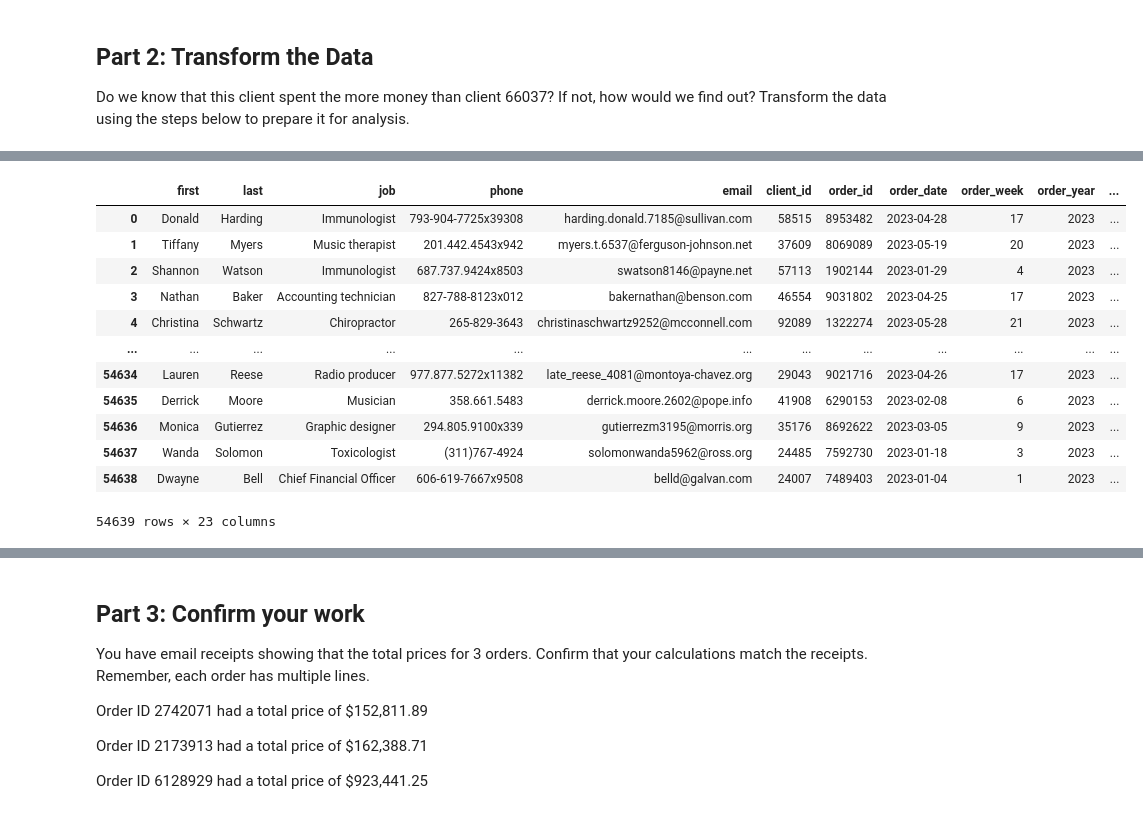
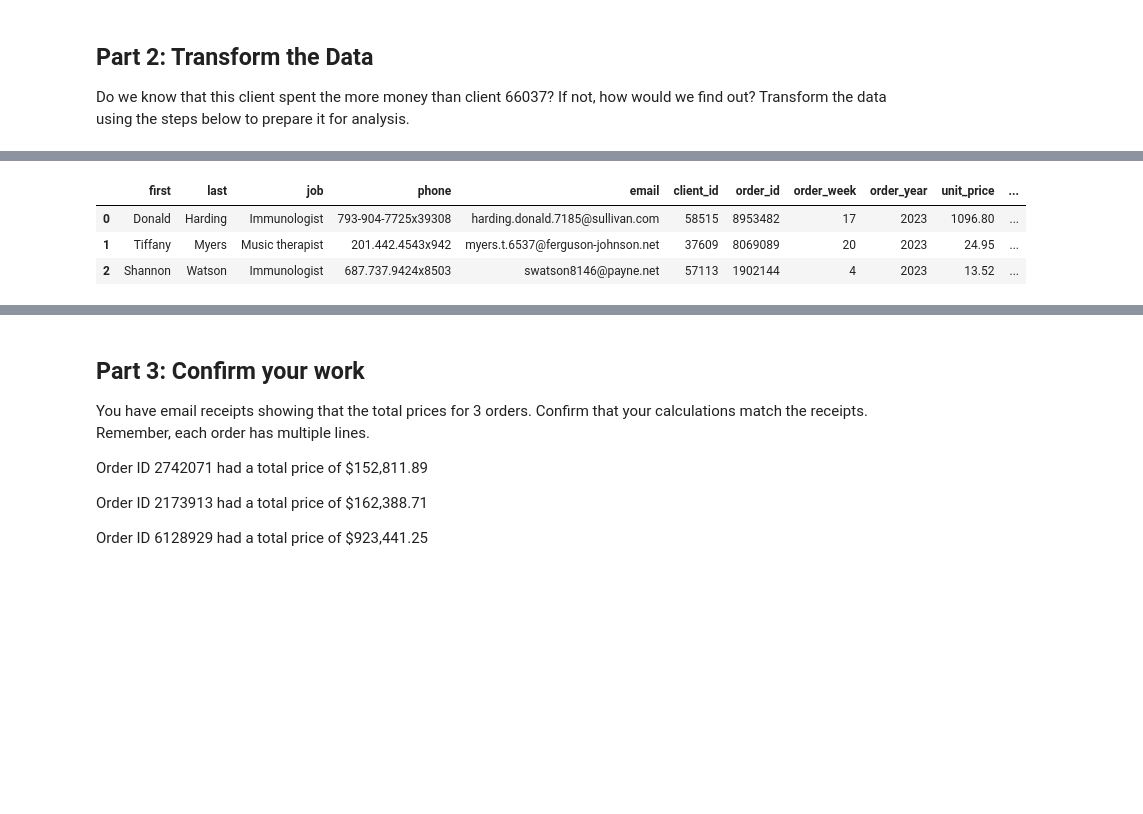
Before and after one commit to moldrabalku2/pandas-challenge-1, a Jupyter notebook: wholesale_data_analysis_starter_code.ipynb, the cells around one changed output, grey strips where cells are left out. Saved outputs shown, nothing was run; the diff lists cells and outputs as text; code cells hidden in the pictures; blank space fills up the shorter version.

```diff
--- a/wholesale_data_analysis_starter_code.ipynb
+++ b/wholesale_data_analysis_starter_code.ipynb
@@ -178,8 +170,23 @@ df
 # %%
 # Create a column for the total price using the subtotal and the shipping price along with a sales tax of 9.25%
-tax_t = df['Amount']*.0925 # Beware of the 0
-Total_Price = tax_t + df['Amount']
-df['Total Price'] = Total_Price
+df_transform = df
+sales_tax_rate = 0.0925  # 9.25% sales tax
 
-df
+# Caluclulating the subtotal for the line_subtotal and shipping price
+df_transform['shipping_line_subtotal'] = df_transform['line_subtotal'] + df_transform['shipping_price']
+
+# Calculate sales tax based on the shipping_line_subtotal
+df_transform['sales_tax'] = df_transform['shipping_line_subtotal'] * sales_tax_rate
+
+# Calculate the final line price (subtotal + shipping + sales tax)
+df_transform['line_price'] = df_transform['line_subtotal'] + df_transform['shipping_price'] + df_transform['sales_tax']
+
+# Round the 'line_price' to two decimal places
+df_transform['line_price'] = df_transform['line_price'].round(2)
+
+# Output the relevant columns: 'line_subtotal', 'shipping_price' and 'line_price'
+result_df_b = df_transform[['line_subtotal', 'shipping_price', 'line_price']]
+
+# Display the result differentiating the above result from this by using a and b at the end
+result_df_b.head(3)
 # %% [output]
@@ -199,24 +197,23 @@ df
 # %%
 # Create a column for the cost of each line using unit cost, qty, and
 # shipping price (assume the shipping cost is exactly what is charged to the client).
+# geting the total unit cost using  unit cost times qty
+df_transform['unit_cost_total'] = df_transform['unit_cost'] * df_transform['qty']
 
-seller_cost = df['unit_cost'] * df['qty']
+# Calculate line cost (unit cost total + shipping price)
+df_transform['line_cost'] = df_transform['unit_cost_total'] + df_transform['shipping_price']
 
-df['Sell Cost'] = seller_cost + df['Shipping Price']
-df
+# Selecting the relevant columns to display
+result_df_final = df[['first', 'last', 'job', 'phone', 'email', 'client_id', 'order_id', 'order_week',
+                      'order_year', 'unit_price', 'unit_cost', 'unit_weight', 'qty', 'line_number',
+                      'line_subtotal', 'total_weight', 'shipping_price', 'line_price', 'line_cost']]
+
+# Display the final result first five
+result_df_final.head(3)
 # %% [output]
-|  | first | last | job | phone | email | client_id | order_id | order_date | order_week | order_year | ... |
-| 0 | Donald | Harding | Immunologist | 793-904-7725x39308 | harding.donald.7185@sullivan.com | 58515 | 8953482 | 2023-04-28 | 17 | 2023 | ... |
-| 1 | Tiffany | Myers | Music therapist | 201.442.4543x942 | myers.t.6537@ferguson-johnson.net | 37609 | 8069089 | 2023-05-19 | 20 | 2023 | ... |
-| 2 | Shannon | Watson | Immunologist | 687.737.9424x8503 | swatson8146@payne.net | 57113 | 1902144 | 2023-01-29 | 4 | 2023 | ... |
-| 3 | Nathan | Baker | Accounting technician | 827-788-8123x012 | bakernathan@benson.com | 46554 | 9031802 | 2023-04-25 | 17 | 2023 | ... |
-| 4 | Christina | Schwartz | Chiropractor | 265-829-3643 | christinaschwartz9252@mcconnell.com | 92089 | 1322274 | 2023-05-28 | 21 | 2023 | ... |
-| ... | ... | ... | ... | ... | ... | ... | ... | ... | ... | ... | ... |
-| 54634 | Lauren | Reese | Radio producer | 977.877.5272x11382 | late_reese_4081@montoya-chavez.org | 29043 | 9021716 | 2023-04-26 | 17 | 2023 | ... |
-| 54635 | Derrick | Moore | Musician | 358.661.5483 | derrick.moore.2602@pope.info | 41908 | 6290153 | 2023-02-08 | 6 | 2023 | ... |
-| 54636 | Monica | Gutierrez | Graphic designer | 294.805.9100x339 | gutierrezm3195@morris.org | 35176 | 8692622 | 2023-03-05 | 9 | 2023 | ... |
-| 54637 | Wanda | Solomon | Toxicologist | (311)767-4924 | solomonwanda5962@ross.org | 24485 | 7592730 | 2023-01-18 | 3 | 2023 | ... |
-| 54638 | Dwayne | Bell | Chief Financial Officer | 606-619-7667x9508 | belld@galvan.com | 24007 | 7489403 | 2023-01-04 | 1 | 2023 | ... |
+|  | first | last | job | phone | email | client_id | order_id | order_week | order_year | unit_price | ... |
+| 0 | Donald | Harding | Immunologist | 793-904-7725x39308 | harding.donald.7185@sullivan.com | 58515 | 8953482 | 17 | 2023 | 1096.80 | ... |
+| 1 | Tiffany | Myers | Music therapist | 201.442.4543x942 | myers.t.6537@ferguson-johnson.net | 37609 | 8069089 | 20 | 2023 | 24.95 | ... |
+| 2 | Shannon | Watson | Immunologist | 687.737.9424x8503 | swatson8146@payne.net | 57113 | 1902144 | 4 | 2023 | 13.52 | ... |
-54639 rows × 23 columns
 # %%
 # Create a column for the profit of each line using line cost and line price
```
Also changed, not shown: parts of 14 cells of this notebook.
